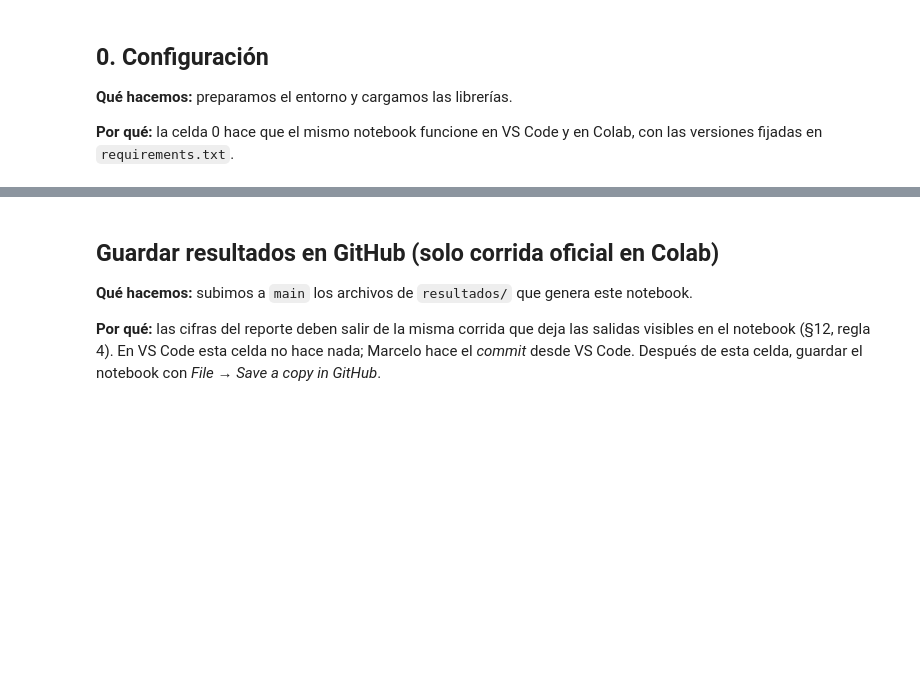
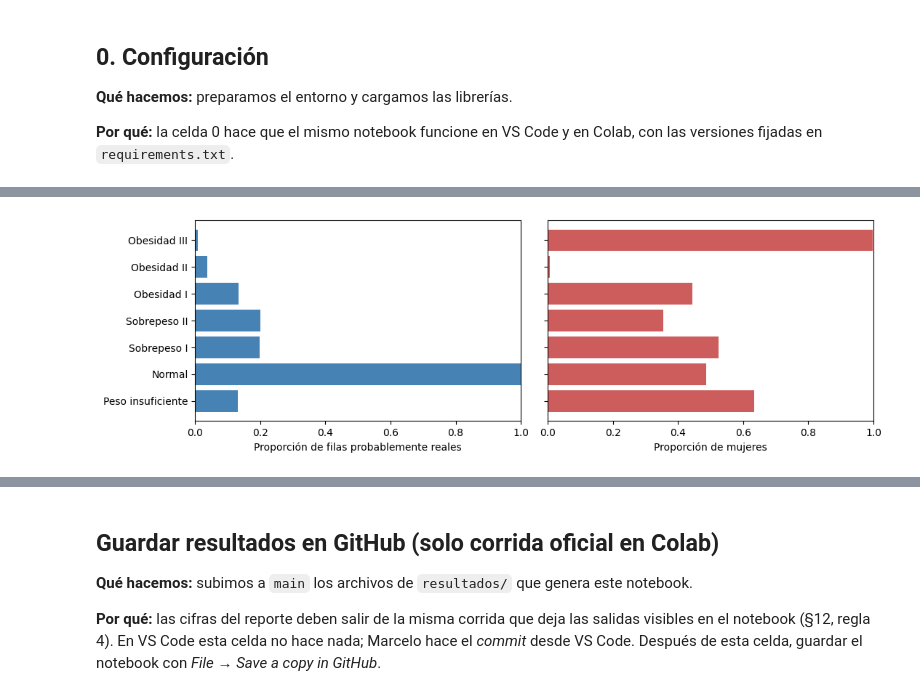
Before and after one commit to MCuetoV/proyecto-ml-2026-2, a Jupyter notebook: notebooks/03_obesidad_exploracion.ipynb, the cells around one changed output, grey strips where cells are left out. Saved outputs shown, nothing was run; the diff lists cells and outputs as text; code cells hidden in the pictures; blank space fills up the shorter version.

```diff
--- a/notebooks/03_obesidad_exploracion.ipynb
+++ b/notebooks/03_obesidad_exploracion.ipynb
@@ -140,0 +275,7 @@ proporciones.round(3)
+# %%
+# Proporción de filas probablemente reales y de mujeres en cada clase (todas las filas)
+por_clase = datos.groupby(OBJETIVO).agg(
+    filas=(OBJETIVO, "size"),
+    proporcion_real=("probablemente_real", "mean"),
+    proporcion_mujeres=("Gender", lambda g: (g == "Female").mean())).reindex(ORDEN)
+por_clase.round(2)
@@ -140,0 +292,16 @@ proporciones.round(3)
+# %%
+# Figura 3: huella sintética y sexo por clase
+etiquetas = [NOMBRES_CLASES[c] for c in ORDEN]
+figura, ejes = plt.subplots(1, 2, figsize=(11, 3.5), sharey=True)
+ejes[0].barh(etiquetas, por_clase["proporcion_real"], color="steelblue")
+ejes[0].set_xlabel("Proporción de filas probablemente reales")
+ejes[1].barh(etiquetas, por_clase["proporcion_mujeres"], color="indianred")
+ejes[1].set_xlabel("Proporción de mujeres")
+for eje in ejes:
+    eje.set_xlim(0, 1)
+    eje.invert_yaxis()
+plt.tight_layout()
+utilidades.guardar_figura(figura, "figura_03_huella_sintetica_obesidad")
+plt.show()
+# %% [output]
+[figure, added]
```
Also changed, not shown: parts of 61 cells of this notebook.
